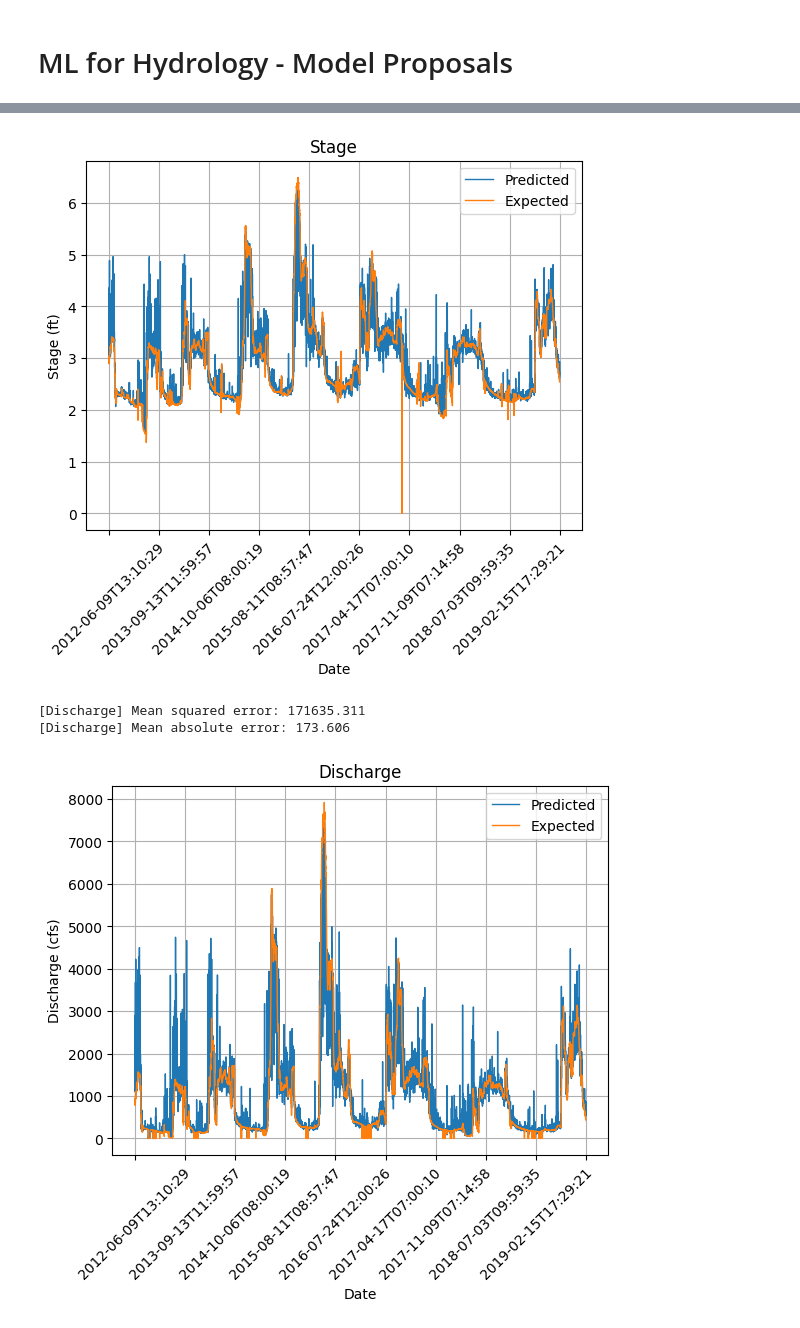
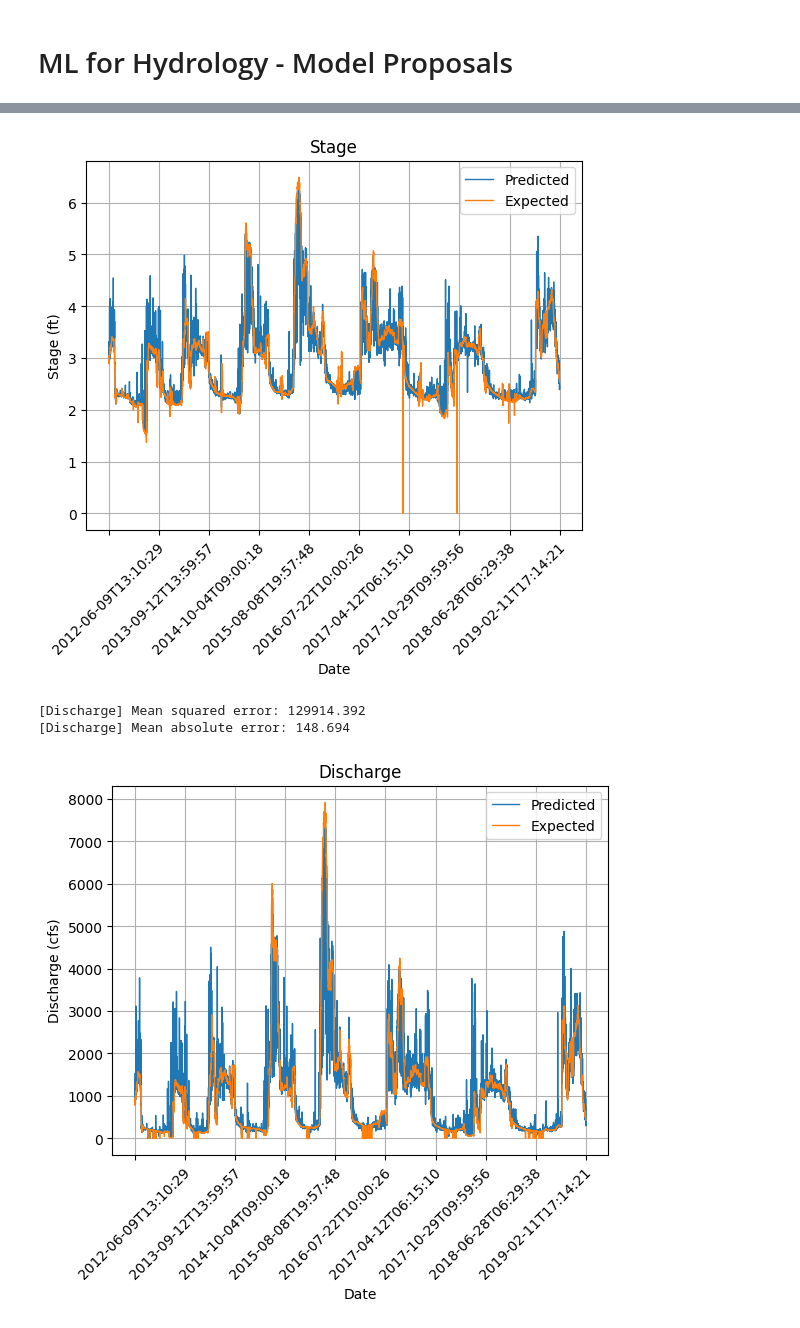
Before and after one commit to huguintoch/ml-for-hidrology, a Jupyter notebook: model_proposals.ipynb, the cells around one changed output, grey strips where cells are left out. Drawn from its saved outputs; the diff is of its cells as text; code cells hidden in the pictures.

Commit message:
Add 360 bins of color

```diff
--- a/model_proposals.ipynb
+++ b/model_proposals.ipynb
@@ -12,7 +12,7 @@ import pandas as pd
 from sklearn.model_selection import train_test_split
 
 # Read CSV and ensure data is complete
-df = pd.read_csv("./PlatteRiverDataset.csv")
+df = pd.read_csv("./merged-data.csv")
 if any(df.isnull().sum()):
     print("[WARNING]: Data contains null values")
 
@@ -78,9 +78,12 @@ weir_feature_names = [
     "WwCurveLineSigma",
 ]
 
+color_bin_names = [f"bin{i}" for i in range(0, 360)]
 
 selected_feature_names = (
-    generic_feature_names + above_weir_feature_names + below_weir_feature_names + weir_feature_names
+    generic_feature_names + above_weir_feature_names +
+    below_weir_feature_names + weir_feature_names
+    + color_bin_names
 )
 
 # Split stage data into features and expected values
@@ -160,8 +163,8 @@ run_models(stage_model, discharge_model)
 # %%
 # Proposal 4: Use a Extremely Randomized Trees to predict stage and discharge
 from sklearn.ensemble import ExtraTreesRegressor
-stage_model = ExtraTreesRegressor(max_features=20, n_estimators=500)
-discharge_model = ExtraTreesRegressor(max_features=20, n_estimators=500)
+stage_model = ExtraTreesRegressor()
+discharge_model = ExtraTreesRegressor()
 run_models(stage_model, discharge_model)
 # %% [output]
 Training models...
@@ -173,7 +176,7 @@ Testing complete
-[figure, old version]
+[figure, new version]
-[Discharge] Mean squared error: 171635.311
-[Discharge] Mean absolute error: 173.606
+[Discharge] Mean squared error: 129914.392
+[Discharge] Mean absolute error: 148.694
-[figure, old version]
+[figure, new version]
 # %%
 # Proposal 5: Use a Bayesian Ridge to predict stage and discharge
 from sklearn.linear_model import BayesianRidge
```
Also changed, not shown: parts of 1 cell of this notebook, 1 other file.
